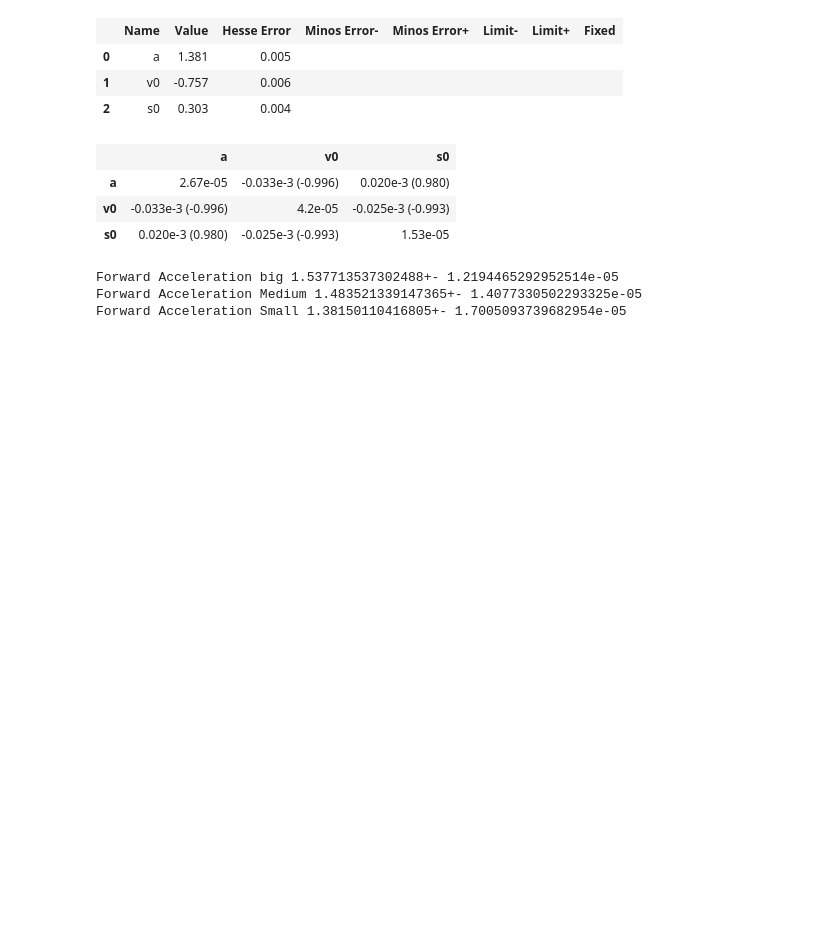
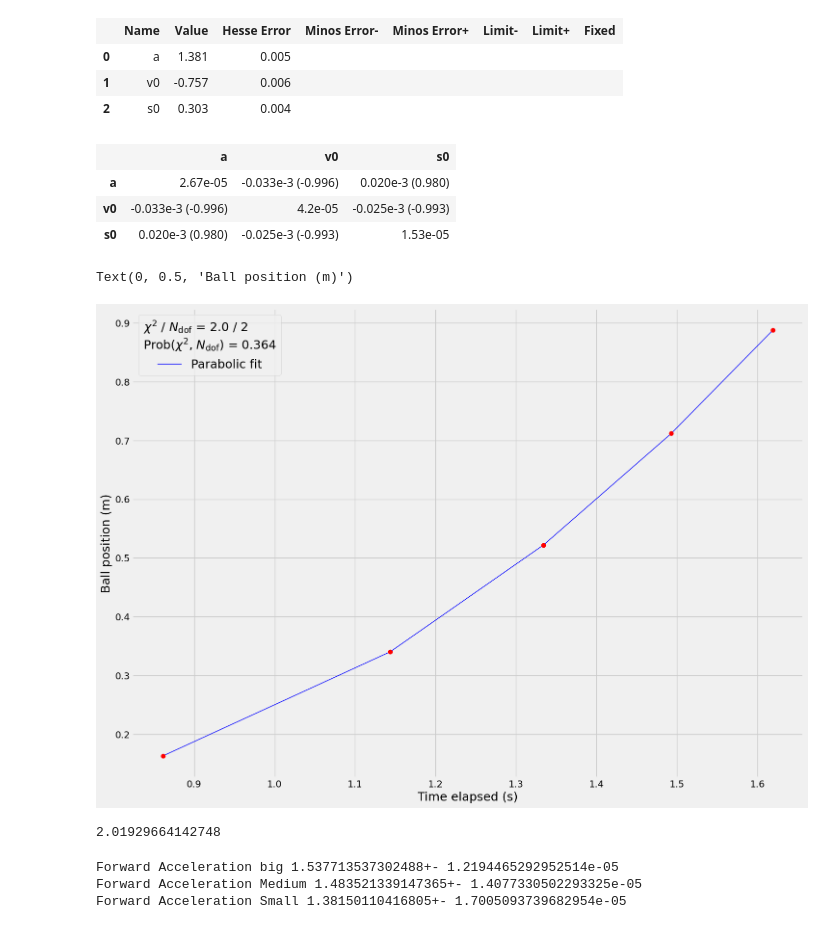
Before and after one commit to NikolajMunkKjaersgaard/Appstat-project, a Jupyter notebook: Project/BallOnIncline/Nikolaj_MeasurementsLab.ipynb, the cells around one changed output. Drawn from its saved outputs; the diff is of its cells as text; code cells hidden in the pictures; blank space fills up the shorter version.

```diff
--- a/Project/BallOnIncline/Nikolaj_MeasurementsLab.ipynb
+++ b/Project/BallOnIncline/Nikolaj_MeasurementsLab.ipynb
@@ -175,6 +176,25 @@ fit.migrad()
 | a | 2.67e-05 | -0.033e-3 (-0.996) | 0.020e-3 (0.980) |
 | v0 | -0.033e-3 (-0.996) | 4.2e-05 | -0.025e-3 (-0.993) |
 | s0 | 0.020e-3 (0.980) | -0.025e-3 (-0.993) | 1.53e-05 |
+# %%
+# Plotting
+n = 10
+sig_t = 0.1     # Set your own values...
+Prob = stats.chi2.sf(fit.fval, 2)
+fig, ax = plt.subplots(nrows=1, ncols=1, figsize=(16, 12))
+ax.errorbar(TimeArray[n], Parapolic_fit(TimeArray[n], *fit.values ), yerr=GateXSigmas, color='r', fmt='o')
+ax.plot(TimeArray[n], Parapolic_fit(TimeArray[n], *fit.values ), label = 'Parabolic fit', color='b', linewidth=1)
+plot_info = [f"$\\chi^2$ / $N_\\mathrm{{dof}}$ = {fit.fval:.2f} / {2}", f"Prob($\\chi^2$, $N_\\mathrm{{dof}}$) = {Prob:.3f}",]
+ax.legend(title="\n".join(fit_info), fontsize=18, title_fontsize = 18, alignment = 'center')
+ax.set_xlabel('Time elapsed (s)', fontsize=18)
+ax.set_ylabel('Ball position (m)', fontsize=18)
+# %% [output]
+Text(0, 0.5, 'Ball position (m)')
+[figure, added]
+# %%
+fit.fval
+# %% [output]
+2.01929664142748
 # %%
 AccelerationValueArray = []
 AccelerationSigmaArray = []
```
Also changed, not shown: parts of 10 cells of this notebook.
